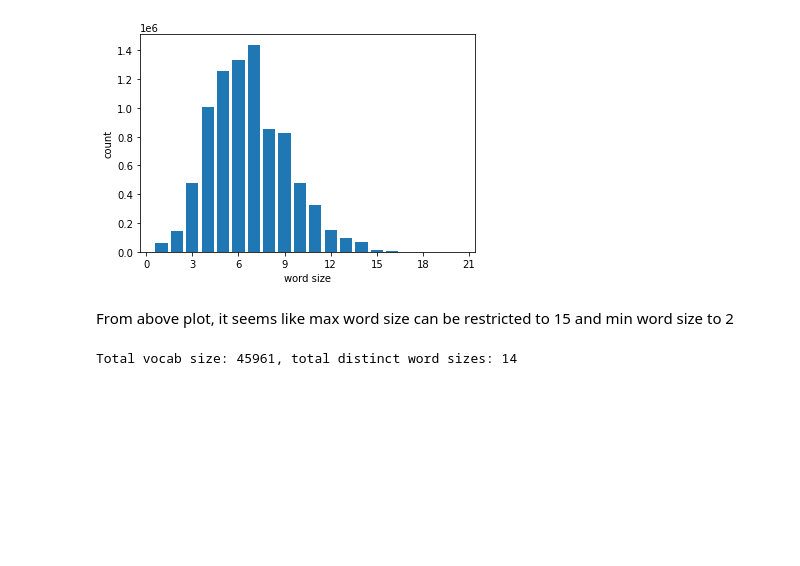
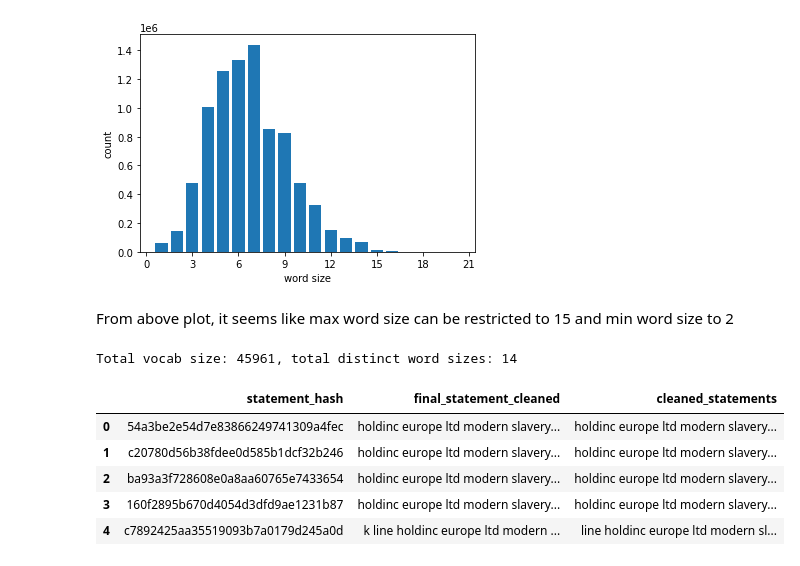
Before and after one commit to dmp1999/modern_slavery_registry, a Jupyter notebook: notebooks/20201203-statement-cleaning-additional.ipynb, the cells around one changed output. Saved outputs shown, nothing was run; the diff lists cells and outputs as text; code cells hidden in the pictures; blank space fills up the shorter version.

```diff
--- a/notebooks/20201203-statement-cleaning-additional.ipynb
+++ b/notebooks/20201203-statement-cleaning-additional.ipynb
@@ -134,5 +141,14 @@ print(f"Total vocab size: {len(sub_vocab)}, total distinct word sizes: {len(sub_
 Total vocab size: 45961, total distinct word sizes: 14
 # %%
 subset_data["cleaned_statements"] = cleaned_statements
+# %%
+subset_data.head()
+# %% [output]
+|  | statement_hash | final_statement_cleaned | cleaned_statements |
+| 0 | 54a3be2e54d7e83866249741309a4fec | holdinc europe ltd modern slavery... | holdinc europe ltd modern slavery... |
+| 1 | c20780d56b38fdee0d585b1dcf32b246 | holdinc europe ltd modern slavery... | holdinc europe ltd modern slavery... |
+| 2 | ba93a3f728608e0a8aa60765e7433654 | holdinc europe ltd modern slavery... | holdinc europe ltd modern slavery... |
+| 3 | 160f2895b670d4054d3dfd9ae1231b87 | holdinc europe ltd modern slavery... | holdinc europe ltd modern slavery... |
+| 4 | c7892425aa35519093b7a0179d245a0d | k line holdinc europe ltd modern ... | line holdinc europe ltd modern sl... |
 # %%
 subset_data.to_excel(f"{SHEETS_PATH}\\subset_data.xlsx", index=False)
```
Also changed, not shown: parts of 5 cells of this notebook, 1 other file.
